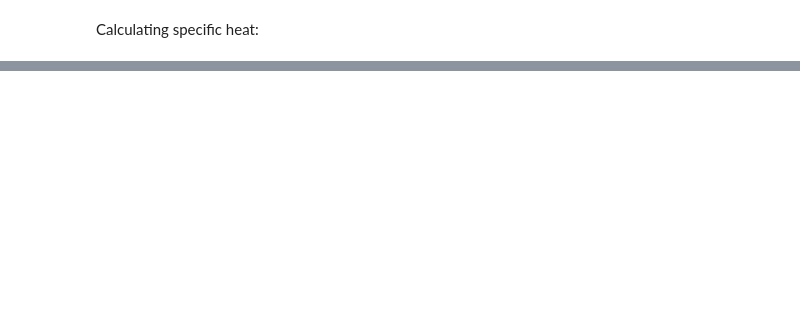
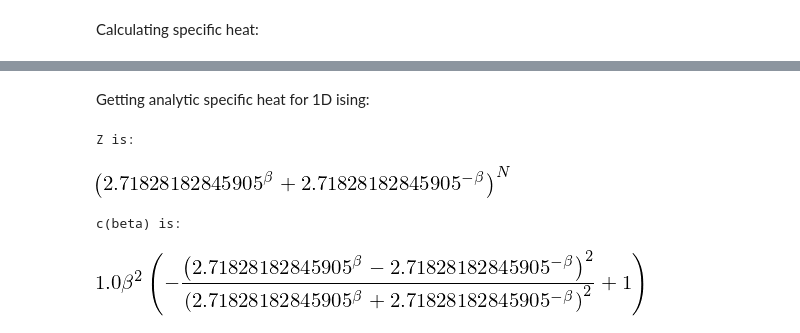
Before and after one commit to aremorov/mc_is, a Jupyter notebook: 1d_ising_model.ipynb, the cells around one changed output, grey strips where cells are left out. Drawn from its saved outputs; the diff is of its cells as text; code cells hidden in the pictures; blank space fills up the shorter version.

Commit message:
Modified 1d, 2d ising model

```diff
--- a/1d_ising_model.ipynb
+++ b/1d_ising_model.ipynb
@@ -272,0 +328,21 @@ len(energy_list)
+# %% [markdown]
+Getting analytic specific heat for 1D ising:
+# %%
+beta = sympy.Symbol("beta")
+N = sympy.Symbol("N")
+
+
+Z = (e**(beta) + e**(-beta))**N
+print("Z is:")
+display(Z)
+
+print("c(beta) is:")
+c =  beta**2 / N * (sympy.log(Z).diff(beta, 2))
+display(c)
+
+analytic_c = sympy.lambdify(beta, c)
+# %% [output]
+Z is:
+[figure, added]
+c(beta) is:
+[figure, added]
```
Also changed, not shown: parts of 18 cells of this notebook, 1 other file.
